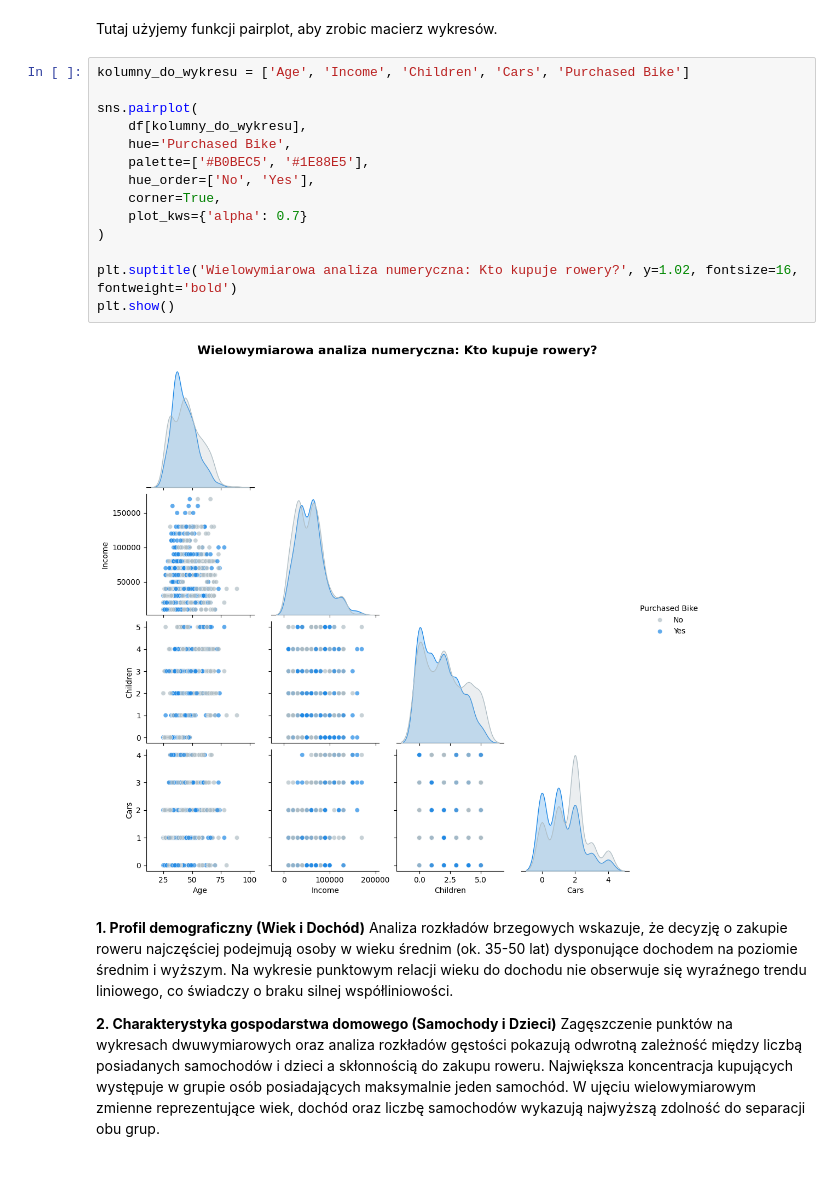
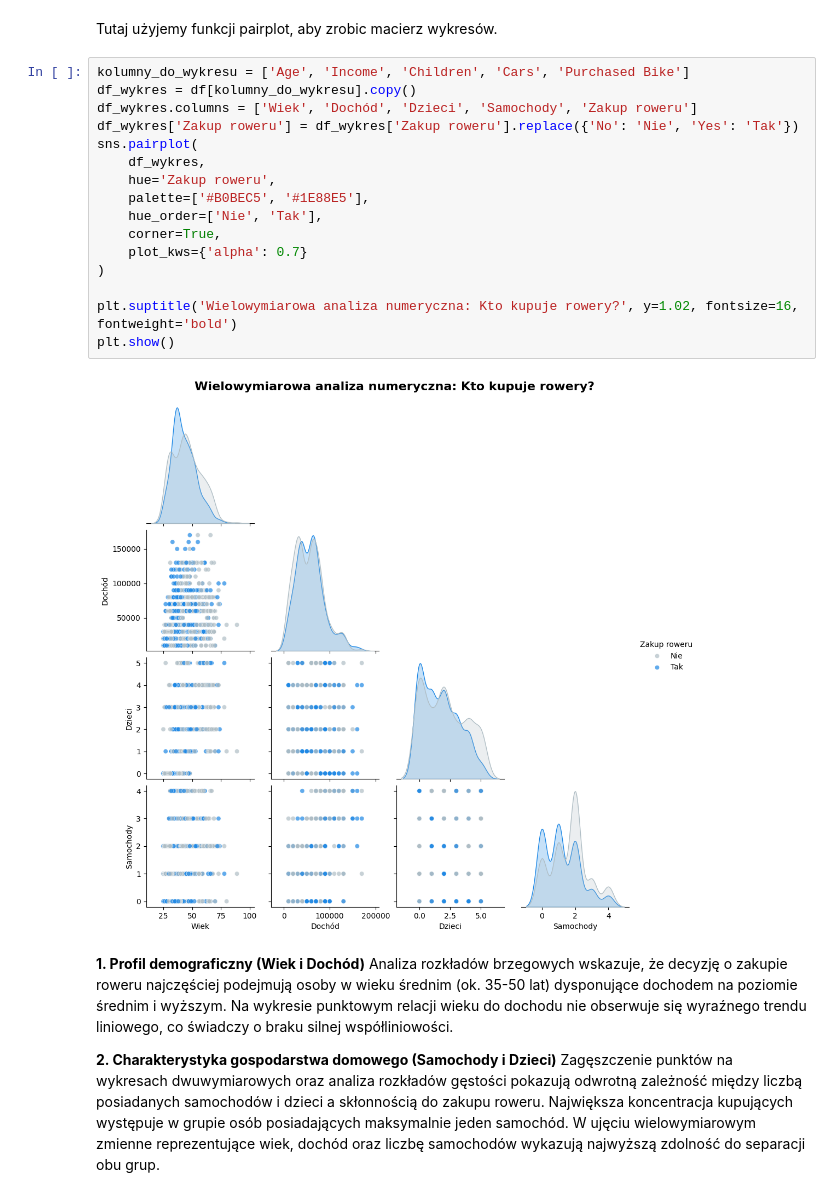
Before and after one commit to turekzuzanna32-05/Projekt---Rowery, a Jupyter notebook: 2. Wizualizacja.ipynb, the cells around one changed output. Cells and saved outputs as stored; diff of their text form.

Commit message:
poprawki wykresów, dodanie skosnosci i kurtozy

```diff
--- a/2. Wizualizacja.ipynb
+++ b/2. Wizualizacja.ipynb
@@ -120,20 +123,22 @@ Widzimy na wykresie, że w przypadku osób w małżeństwie więcej osób nie za
 Tutaj użyjemy funkcji pairplot, aby zrobic macierz wykresów.
 # %%
 kolumny_do_wykresu = ['Age', 'Income', 'Children', 'Cars', 'Purchased Bike']
-
+df_wykres = df[kolumny_do_wykresu].copy()
+df_wykres.columns = ['Wiek', 'Dochód', 'Dzieci', 'Samochody', 'Zakup roweru']
+df_wykres['Zakup roweru'] = df_wykres['Zakup roweru'].replace({'No': 'Nie', 'Yes': 'Tak'})
 sns.pairplot(
-    df[kolumny_do_wykresu],
-    hue='Purchased Bike',
+    df_wykres,
+    hue='Zakup roweru',
     palette=['#B0BEC5', '#1E88E5'],
-    hue_order=['No', 'Yes'],
+    hue_order=['Nie', 'Tak'],
     corner=True,
     plot_kws={'alpha': 0.7}
 )
 
 plt.suptitle('Wielowymiarowa analiza numeryczna: Kto kupuje rowery?', y=1.02, fontsize=16, fontweight='bold')
 plt.show()
 # %% [output]
-[figure, old version]
+[figure, new version]
 # %% [markdown]
 
 **1. Profil demograficzny (Wiek i Dochód)**
```
Also changed, not shown: parts of 4 cells of this notebook, 2 other files.
